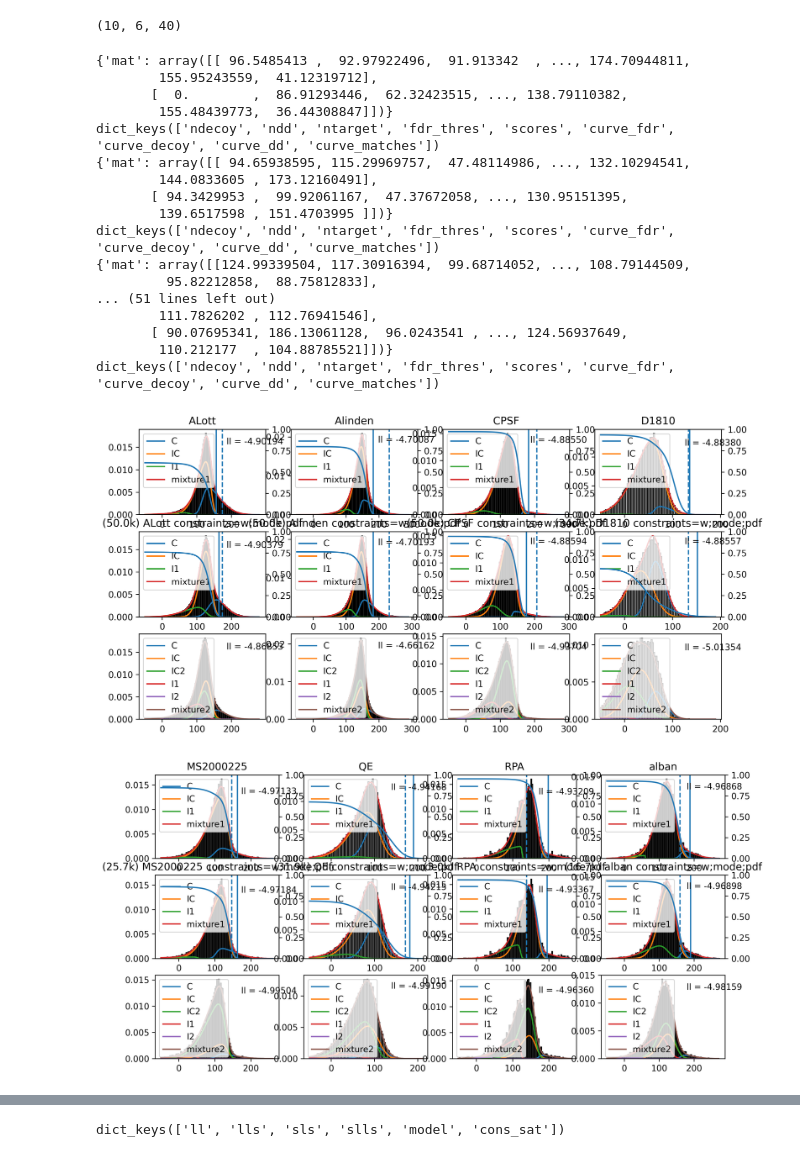
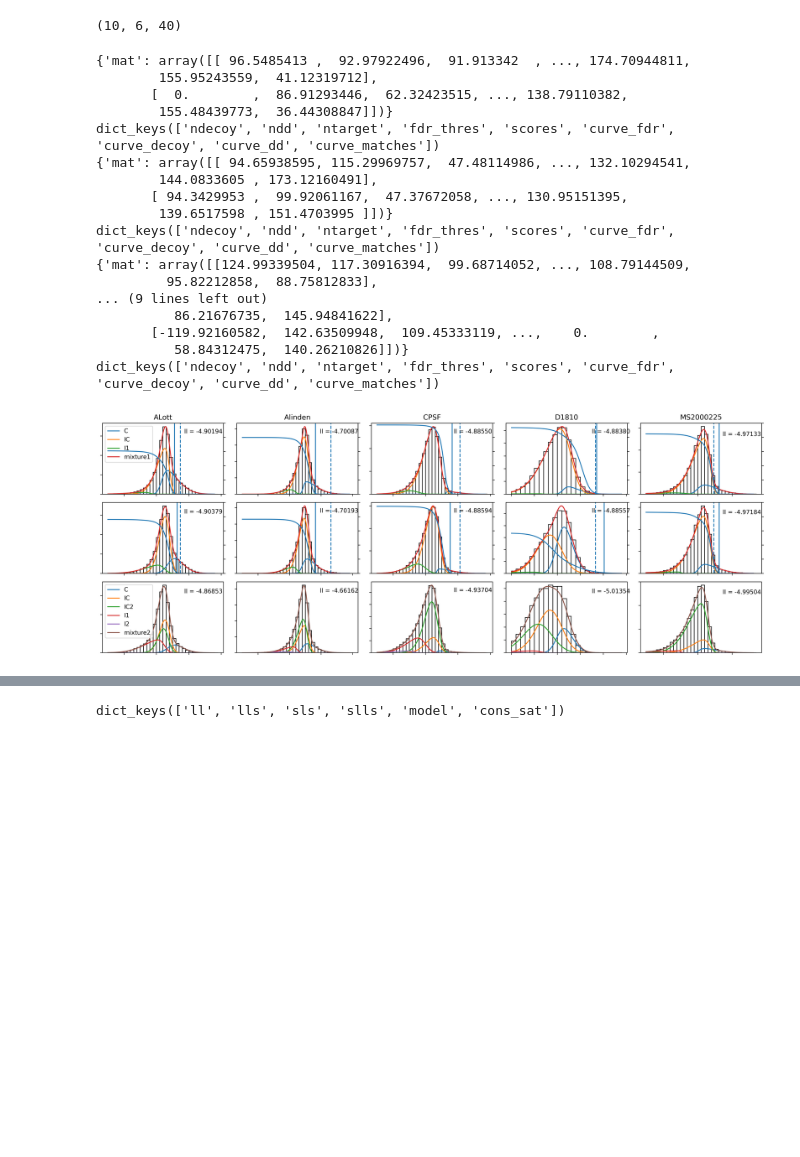
Before and after one commit to shawn-peng/xlms, a Jupyter notebook: python/plot_paper_figures.ipynb, the cells around one changed output, grey strips where cells are left out. Cells and saved outputs as stored; diff of their text form; code cells hidden in the pictures; blank space fills up the shorter version.

```diff
--- a/python/plot_paper_figures.ipynb
+++ b/python/plot_paper_figures.ipynb
@@ -158,7 +161,7 @@ def plot_model(model, dataset_name, figfile):
             f" constraints={get_cons_str(settings[config]['constraints'])}")
     fig.savefig(figfile)
 # %%
-BIN_WIDTH = 2.5
+BIN_WIDTH = 10
 # %%
 def calc_fdr_curve(frozen_model):
     x = frozen_model.plotting_xrange
@@ -169,7 +172,7 @@ def calc_fdr_curve(frozen_model):
     fdr = fp / (tp + fp)
     return fdr
 # %%
-def plot_model_s1(model, dataset, tda_info, ax):
+def plot_model_s1(model, dataset, tda_info, ax, show_legend=False):
     X = dataset.mat.T
 
     # print(model.keys())
@@ -214,7 +217,9 @@ def plot_model_s1(model, dataset, tda_info, ax):
     ax.hist(X[:, i], bins=bins, density=True, facecolor='w', ec='k', lw=1)
     ax.text(xmax * 0.66, ymax * 0.9, f'll = {slls[i]:.5f}')
     # print('draw legends')
-    ax.legend(legends, loc=2)
+
+    if show_legend:
+        ax.legend(legends, loc=2)
 
     fdr1 = frozen_model.fdr_thres
     ax.axvline(fdr1)
@@ -233,9 +238,12 @@ def plot_model_s1(model, dataset, tda_info, ax):
         fdr_curve = calc_fdr_curve(frozen_model)
     ax2.plot(x, fdr_curve)
 
-    ax.set_title(frozen_model.title)
+    # ax.set_title(dataset)
+    ax.tick_params(which='both', labelbottom=False, labelleft=False, labelright=False)
+    ax2.tick_params(which='both', labelbottom=False, labelleft=False, labelright=False)
+    # ax.set_yticks('')
 # %%
-def plot_model_s2(model, dataset, tda_info, ax):
+def plot_model_s2(model, dataset, tda_info, ax, show_legend=False):
     X = dataset.mat.T
 
     # print(model.keys())
@@ -280,8 +288,10 @@ def plot_model_s2(model, dataset, tda_info, ax):
     ax.hist(X[:, i], bins=bins, density=True, facecolor='w', ec='k', lw=1)
     ax.text(xmax * 0.66, ymax * 0.9, f'll = {slls[i]:.5f}')
     # print('draw legends')
-    ax.legend(legends, loc=2)
+    if show_legend:
+        ax.legend(legends, loc=2)
 
+    ax.tick_params(which='both', labelbottom=False, labelleft=False, labelright=False)
     # ax.set_title(frozen_model.title)
 # %%
 def gen_ufunc(nin, nout):
@@ -309,49 +319,57 @@ def take_fdr_thres(x):
     return x.fdr_thres
 # %%
 def plot_res(models_1s, models_2s):
-    w = 12
+    w = 16
     # fig = plt.figure(figsize=(w, w/6 * N), dpi=320)
     # fig.subplots(N, 3)
+    fig = None
+    ncol = 5
     for i, dataset_name in enumerate(plot_datasets):
-        if i % 4 == 0:
-            fig = plt.figure(figsize=(w, w/6 * 3), dpi=320)
-            fig.subplots(3, 4)
+        if i % ncol == 0:
+            if fig:
+                fig.tight_layout()
+                break
+            fig = plt.figure(figsize=(w, 10 / ncol * 3), dpi=320)
+            fig.subplots(3, ncol)
             i_ax = 0
         ind = dataset_ind[dataset_name]
 
         dataset, tda_info = load_dataset(dataset_name)
 
         best_1s = reduce(max_ll, models_1s[ind], (0, 1))[()]
         best_2s = reduce(max_ll, models_2s[ind], (0, 1))[()]
         # print(best_1s.keys())
-        plot_model_s1(best_1s, dataset, tda_info, fig.axes[i_ax])
-        plot_model_s1(best_2s, dataset, tda_info, fig.axes[i_ax+1*4])
-        plot_model_s2(best_2s, dataset, tda_info, fig.axes[i_ax+2*4])
+        if i % ncol == 0:
+            show_legend = True
+        else:
+            show_legend = False
+        plot_model_s1(best_1s, dataset, tda_info, fig.axes[i_ax], show_legend)
+        plot_model_s1(best_2s, dataset, tda_info, fig.axes[i_ax+1*ncol])
+        plot_model_s2(best_2s, dataset, tda_info, fig.axes[i_ax+2*ncol], show_legend)
 
         fig.axes[i_ax].set_title(dataset_name)
 
         i_ax += 1
 
     fig.tight_layout()
 
 plot_res(models_1s, models_2s)
 # %% [output]
 {'mat': array([[ 96.5485413 ,  92.97922496,  91.913342  , ..., 174.70944811,
         155.95243559,  41.12319712],
        [  0.        ,  86.91293446,  62.32423515, ..., 138.79110382,
         155.48439773,  36.44308847]])}
 dict_keys(['ndecoy', 'ndd', 'ntarget', 'fdr_thres', 'scores', 'curve_fdr', 'curve_decoy', 'curve_dd', 'curve_matches'])
 {'mat': array([[ 94.65938595, 115.29969757,  47.48114986, ..., 132.10294541,
         144.0833605 , 173.12160491],
        [ 94.3429953 ,  99.92061167,  47.37672058, ..., 130.95151395,
         139.6517598 , 151.4703995 ]])}
 dict_keys(['ndecoy', 'ndd', 'ntarget', 'fdr_thres', 'scores', 'curve_fdr', 'curve_decoy', 'curve_dd', 'curve_matches'])
 {'mat': array([[124.99339504, 117.30916394,  99.68714052, ..., 108.79144509,
          95.82212858,  88.75812833],
-... (51 lines left out)
-        111.7826202 , 112.76941546],
-       [ 90.07695341, 186.13061128,  96.0243541 , ..., 124.56937649,
-        110.212177  , 104.88785521]])}
+... (9 lines left out)
+          86.21676735,  145.94841622],
+       [-119.92160582,  142.63509948,  109.45333119, ...,    0.        ,
+          58.84312475,  140.26210826]])}
 dict_keys(['ndecoy', 'ndd', 'ntarget', 'fdr_thres', 'scores', 'curve_fdr', 'curve_decoy', 'curve_dd', 'curve_matches'])
-[figure, old version]
+[figure, new version]
-[figure, removed]
```
Also changed, not shown: parts of 2 cells of this notebook.
